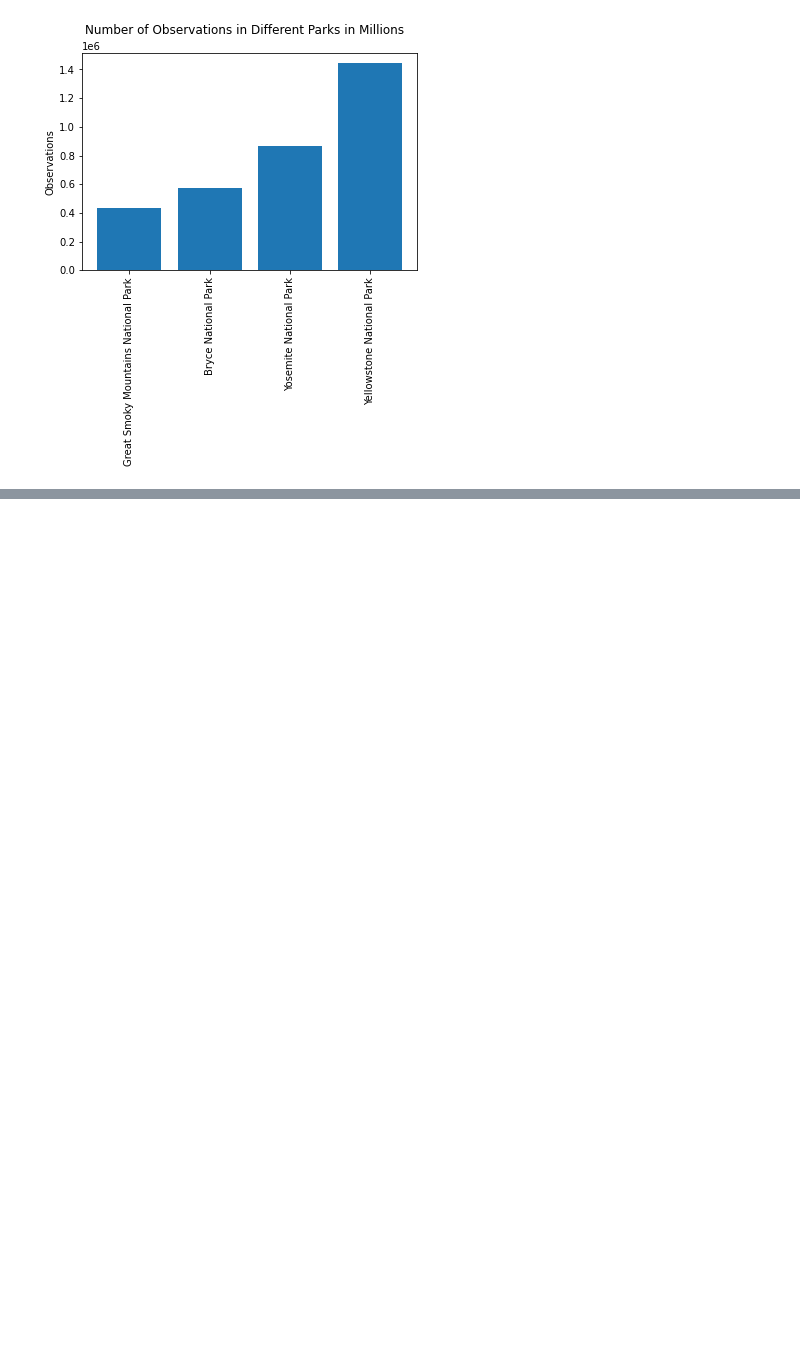
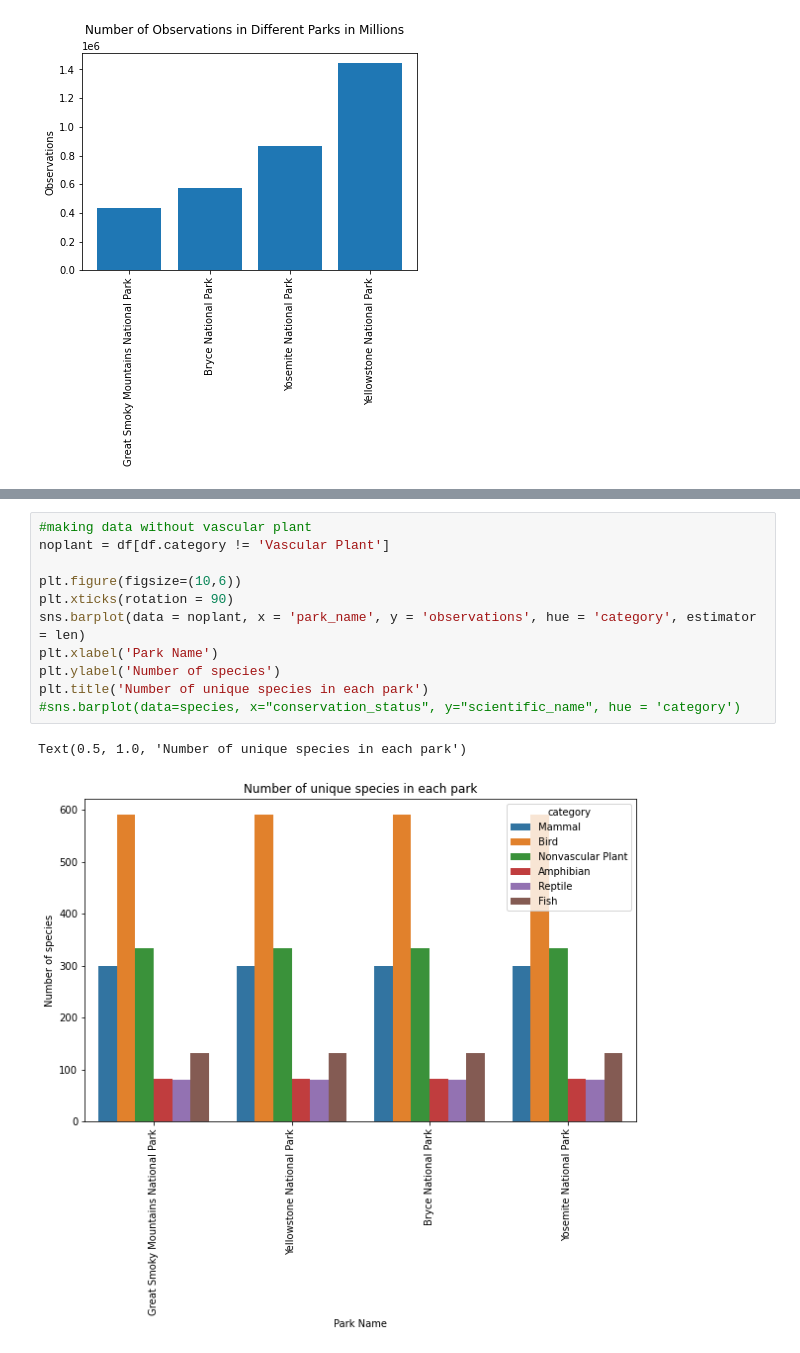
Before and after one commit to PhilipPhan/BioDiversity, a Jupyter notebook: biodiversity.ipynb, the cells around one changed output, grey strips where cells are left out. Cells and saved outputs as stored; diff of their text form; blank space fills up the shorter version.

```diff
--- a/biodiversity.ipynb
+++ b/biodiversity.ipynb
@@ -96,0 +98,14 @@ Text(0, 0.5, 'Observations')
+# %%
+#making data without vascular plant
+noplant = df[df.category != 'Vascular Plant']
+
+plt.figure(figsize=(10,6))
+plt.xticks(rotation = 90)
+sns.barplot(data = noplant, x = 'park_name', y = 'observations', hue = 'category', estimator = len)
+plt.xlabel('Park Name')
+plt.ylabel('Number of species')
+plt.title('Number of unique species in each park')
+#sns.barplot(data=species, x="conservation_status", y="scientific_name", hue = 'category')
+# %% [output]
+Text(0.5, 1.0, 'Number of unique species in each park')
+[figure, added]
```
Also changed, not shown: parts of 8 cells of this notebook.
